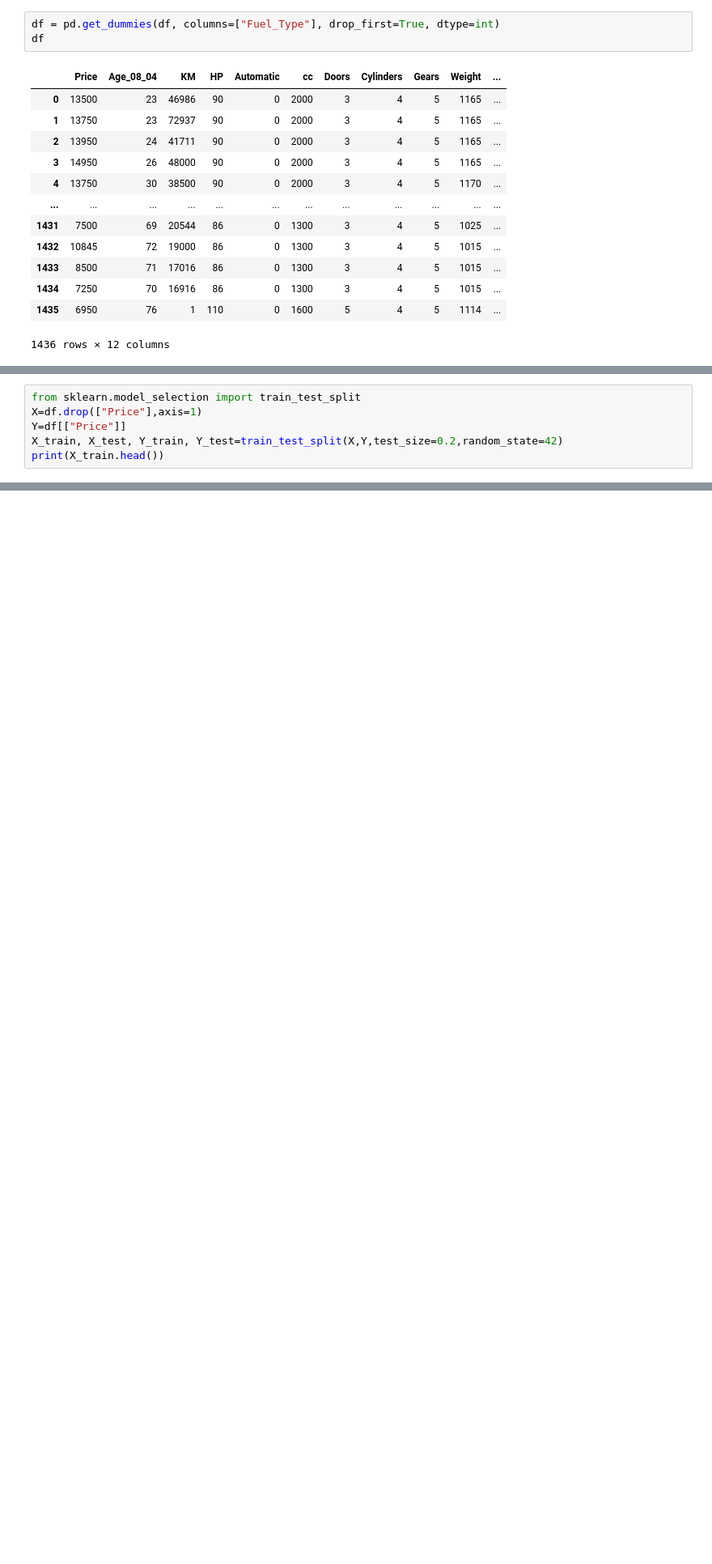
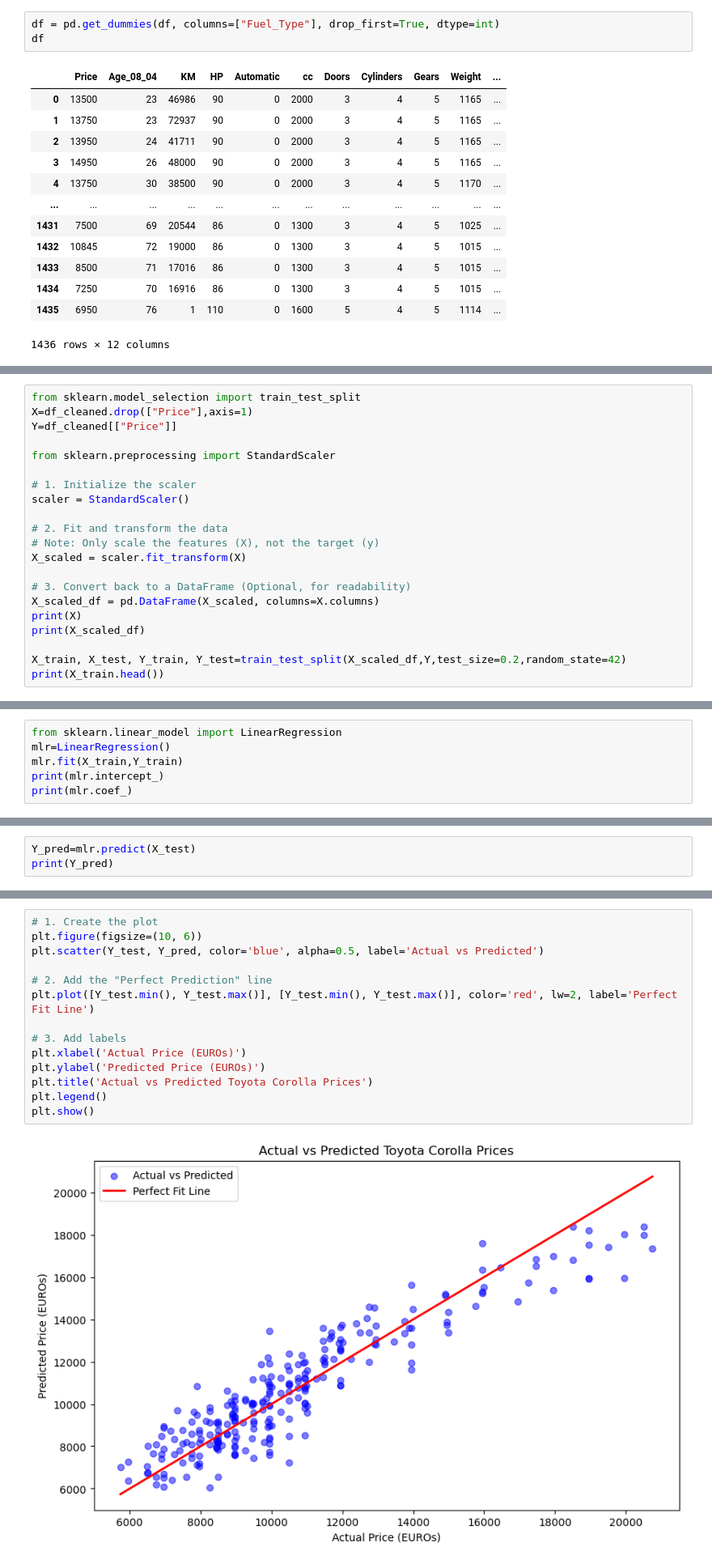
Before and after one commit to anugrahaanilkumar/Datasceince, a Jupyter notebook: MultiLinearRegressionAssignmentsolution.ipynb, the cells around one changed output, grey strips where cells are left out. Shown at 81% size. Saved outputs shown, nothing was run; the diff lists cells and outputs as text; blank space fills up the shorter version.

```diff
--- a/MultiLinearRegressionAssignmentsolution.ipynb
+++ b/MultiLinearRegressionAssignmentsolution.ipynb
@@ -201,7 +228,22 @@ df.describe()
 # %%
 from sklearn.model_selection import train_test_split
-X=df.drop(["Price"],axis=1)
-Y=df[["Price"]]
-X_train, X_test, Y_train, Y_test=train_test_split(X,Y,test_size=0.2,random_state=42)
+X=df_cleaned.drop(["Price"],axis=1)
+Y=df_cleaned[["Price"]]
+
+from sklearn.preprocessing import StandardScaler
+
+# 1. Initialize the scaler
+scaler = StandardScaler()
+
+# 2. Fit and transform the data
+# Note: Only scale the features (X), not the target (y)
+X_scaled = scaler.fit_transform(X)
+
+# 3. Convert back to a DataFrame (Optional, for readability)
+X_scaled_df = pd.DataFrame(X_scaled, columns=X.columns)
+print(X)
+print(X_scaled_df)
+
+X_train, X_test, Y_train, Y_test=train_test_split(X_scaled_df,Y,test_size=0.2,random_state=42)
 print(X_train.head())
 # %% [output]
@@ -220,0 +279,6 @@ print(X_train.head())
+# %%
+from sklearn.linear_model import LinearRegression
+mlr=LinearRegression()
+mlr.fit(X_train,Y_train)
+print(mlr.intercept_)
+print(mlr.coef_)
@@ -220,0 +312,3 @@ print(X_train.head())
+# %%
+Y_pred=mlr.predict(X_test)
+print(Y_pred)
@@ -220,0 +333,16 @@ print(X_train.head())
+# %%
+# 1. Create the plot
+plt.figure(figsize=(10, 6))
+plt.scatter(Y_test, Y_pred, color='blue', alpha=0.5, label='Actual vs Predicted')
+
+# 2. Add the "Perfect Prediction" line
+plt.plot([Y_test.min(), Y_test.max()], [Y_test.min(), Y_test.max()], color='red', lw=2, label='Perfect Fit Line')
+
+# 3. Add labels
+plt.xlabel('Actual Price (EUROs)')
+plt.ylabel('Predicted Price (EUROs)')
+plt.title('Actual vs Predicted Toyota Corolla Prices')
+plt.legend()
+plt.show()
+# %% [output]
+[figure, added]
```
Also changed, not shown: parts of 32 cells of this notebook.
